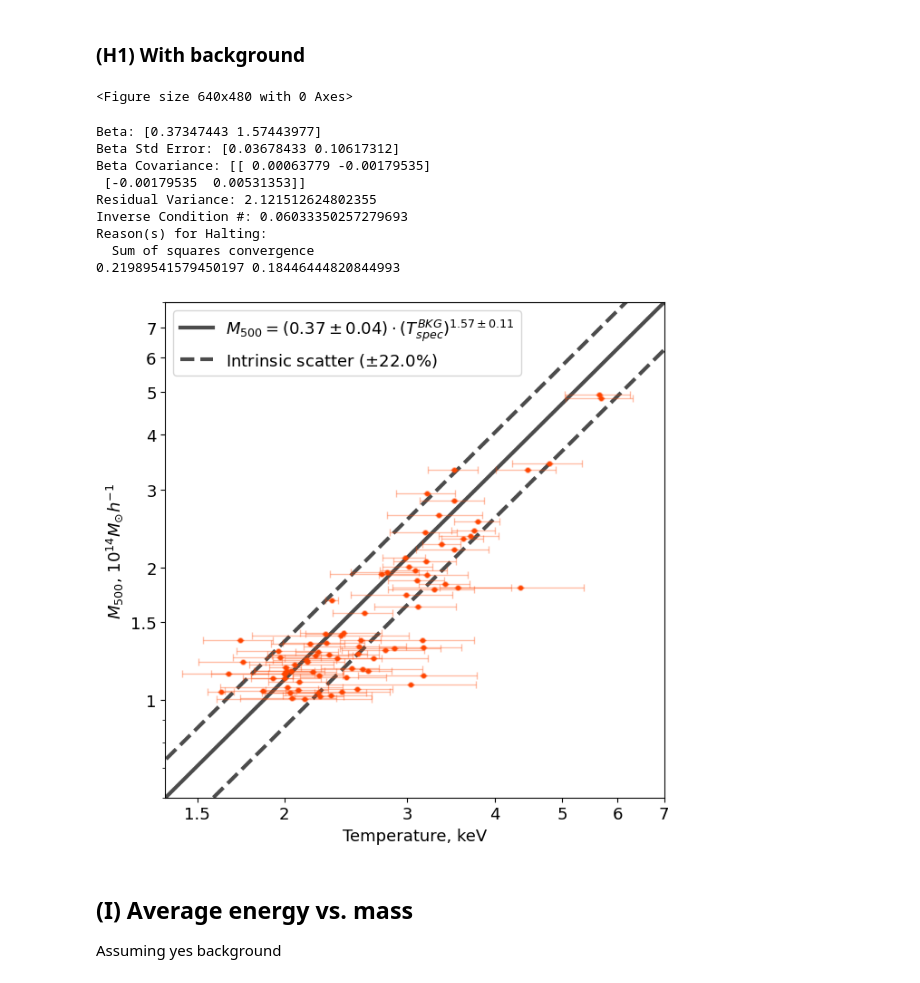
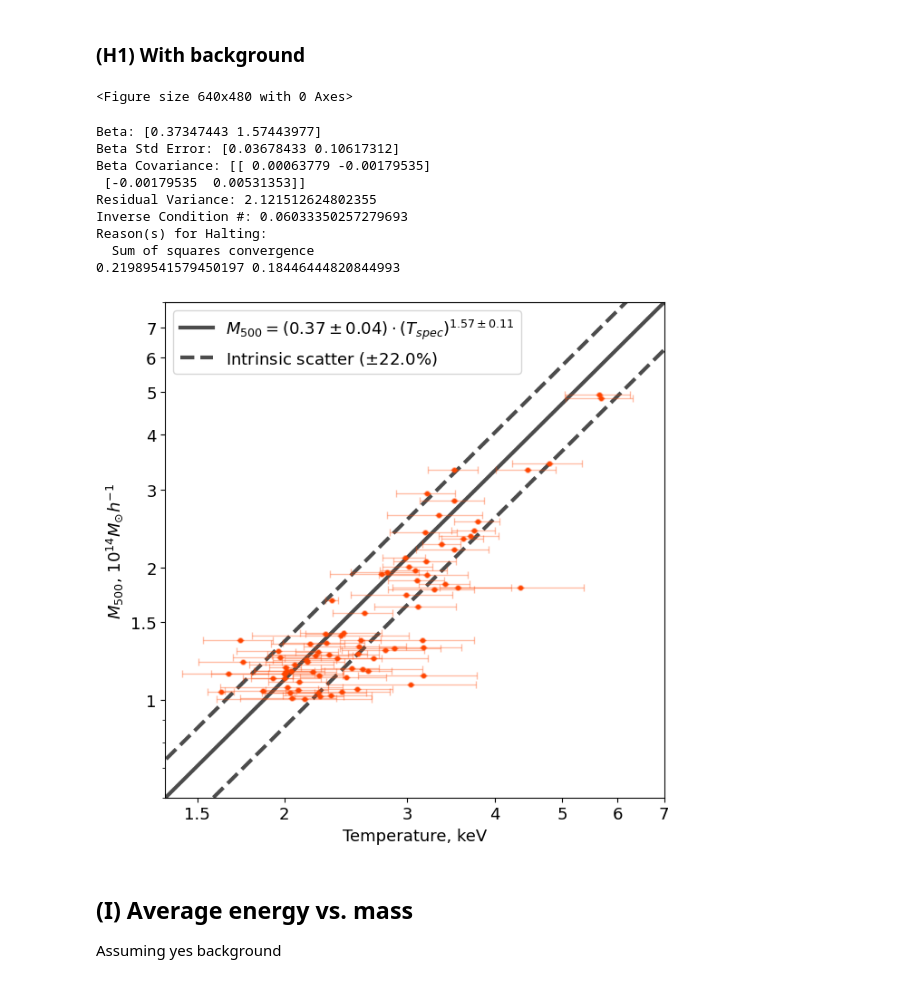
Before and after one commit to pi4imu/magneticum, a Jupyter notebook: spectra_magneticum.ipynb, the cells around one changed output. Saved outputs shown, nothing was run; the diff lists cells and outputs as text; code cells hidden in the pictures.

```diff
--- a/spectra_magneticum.ipynb
+++ b/spectra_magneticum.ipynb
@@ -799,9 +847,9 @@ yyy0 = [a[0] for a in temp_usr]
 #lll = np.linspace(1.04, 1.24, 100)
 
 def TfE(eav):
-    return 1.51*np.array(eav)**6.7
+    return 1.51*eav**6.7
 
-temps7 = TfE(xxx)           # better consistency
+temps7 = [TfE(EAV) for EAV in xxx]           # better consistency
 avens7 = np.zeros(84)
 redshifts7 = zxs
 
@@ -1582,7 +1632,7 @@ draw_line(yyyy2, yyyy2_err, MASSES, np.zeros(len(MASSES)),
           clr = 'orangered',
           l4dots = '$T_{spec}$ with background',
           l4legend = 'M_{{500}}',
-          argument = '(T_{{spec}}^{{BKG}})',
+          argument = '(T_{{spec}})',
           with_scatter=True,
           with_intervals=True)
 
@@ -1593,34 +1643,34 @@ plt.xscale("log")
 plt.yscale("log")
 
 #plt.xlim(1.4, 7.5)
 plt.xlim(1.5, 8.9)
 
 #plt.yticks([1,1.5,2,2.5,3,3.5,4,4.5,5], [1,1.5,2,2.5,3,3.5,4,4.5,5], size=13)
 plt.yticks([1, 1.5, 2, 3, 4, 5, 6, 7], [1, 1.5, 2, 3, 4, 5, 6, 7], size=13)
 plt.xticks([1.5,2,3,4,5,6,7, 8], [1.5,2,3,4,5,6,7, 8], size=13)
 
 plt.legend(loc=2, fontsize=13)
 
 #plt.gca().add_patch(Rectangle((1.5, 0.5), 1, 0.47, linewidth=1,
 #                              edgecolor='w', facecolor='w', fill=True, zorder=2))
 plt.xlim(1.35, 7)
 plt.ylim(0.6, 8.0)
 
 #plt.savefig('figures/T_vs_M_with_bkg.pdf', format='pdf')
 
 plt.show()
 # %% [output]
 <Figure size 640x480 with 0 Axes>
 Beta: [0.37347443 1.57443977]
 Beta Std Error: [0.03678433 0.10617312]
 Beta Covariance: [[ 0.00063779 -0.00179535]
  [-0.00179535  0.00531353]]
 Residual Variance: 2.121512624802355
 Inverse Condition #: 0.06033350257279693
 Reason(s) for Halting:
   Sum of squares convergence
 0.21989541579450197 0.18446444820844993
-[figure, old version]
+[figure, new version]
 # %% [markdown]
 ## (I) Average energy vs. mass
 
```
Also changed, not shown: parts of 12 cells of this notebook, 8 other files.
